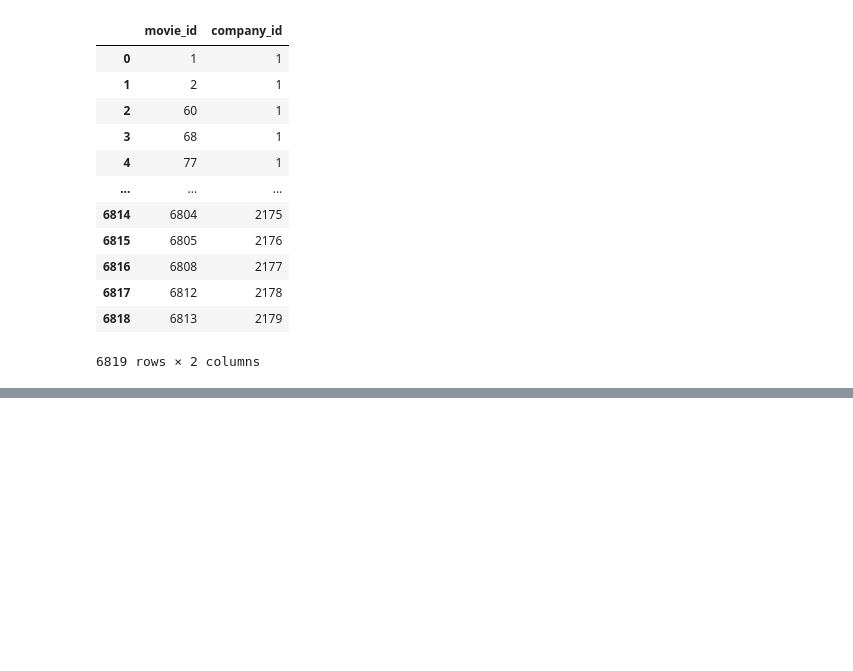
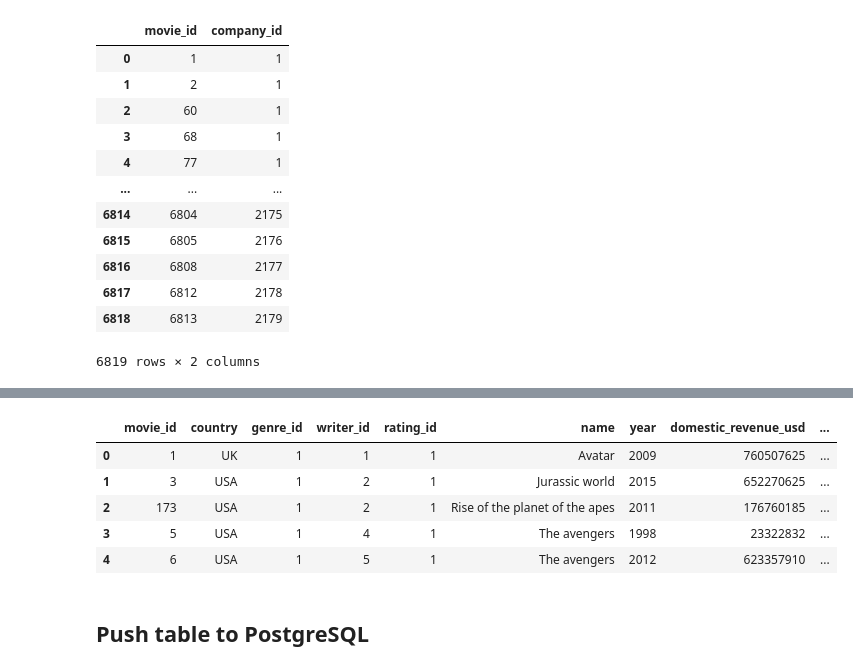
Before and after one commit to IrinaUX/Group7-ETL-Project, a Jupyter notebook: ETL_final.ipynb, the cells around one changed output, grey strips where cells are left out. Drawn from its saved outputs; the diff is of its cells as text; code cells hidden in the pictures; blank space fills up the shorter version.

```diff
--- a/ETL_final.ipynb
+++ b/ETL_final.ipynb
@@ -1314,0 +1005,3 @@ engine.table_names()
+# %%
+rating = rating.reset_index()
+rating.head(2)
@@ -1314,0 +1012,3 @@ engine.table_names()
+# %%
+rating = rating.rename(columns={'index': 'rating_id'})
+rating.head()
@@ -1314,0 +1028,3 @@ engine.table_names()
+# %%
+# combine movies and rating
+movies = pd.merge(movies, rating, how='outer', on="rating")
@@ -1314,0 +1050,14 @@ engine.table_names()
+# %%
+movies = movies[['movie_id','country','genre_id','writer_id','rating_id','name','year','domestic_revenue_usd',
+                 'international_revenue_usd', 'total_revenue_usd']]
+# %%
+movies.head()
+# %% [output]
+|  | movie_id | country | genre_id | writer_id | rating_id | name | year | domestic_revenue_usd | ... |
+| 0 | 1 | UK | 1 | 1 | 1 | Avatar | 2009 | 760507625 | ... |
+| 1 | 3 | USA | 1 | 2 | 1 | Jurassic world | 2015 | 652270625 | ... |
+| 2 | 173 | USA | 1 | 2 | 1 | Rise of the planet of the apes | 2011 | 176760185 | ... |
+| 3 | 5 | USA | 1 | 4 | 1 | The avengers | 1998 | 23322832 | ... |
+| 4 | 6 | USA | 1 | 5 | 1 | The avengers | 2012 | 623357910 | ... |
+# %% [markdown]
+## Push table to PostgreSQL
```
Also changed, not shown: parts of 127 cells of this notebook, 7 other files.
